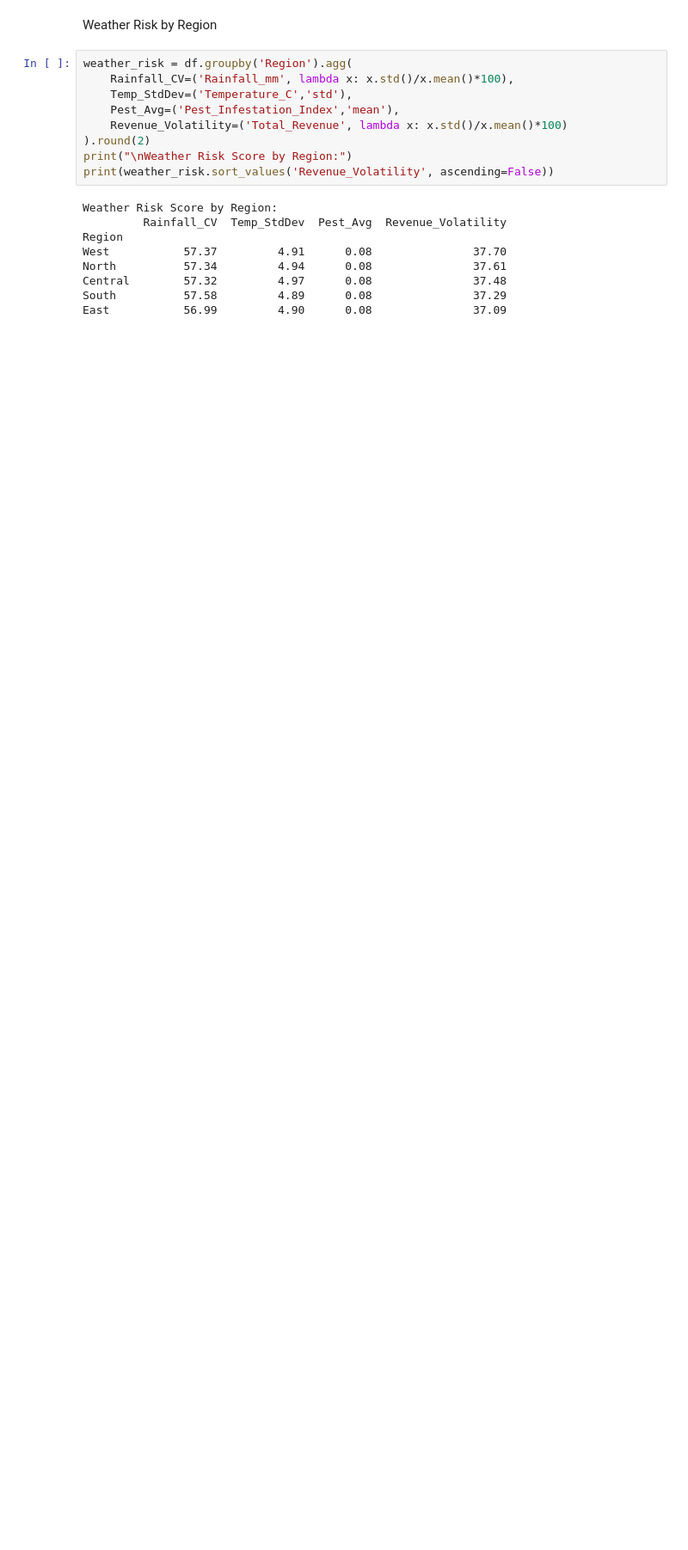
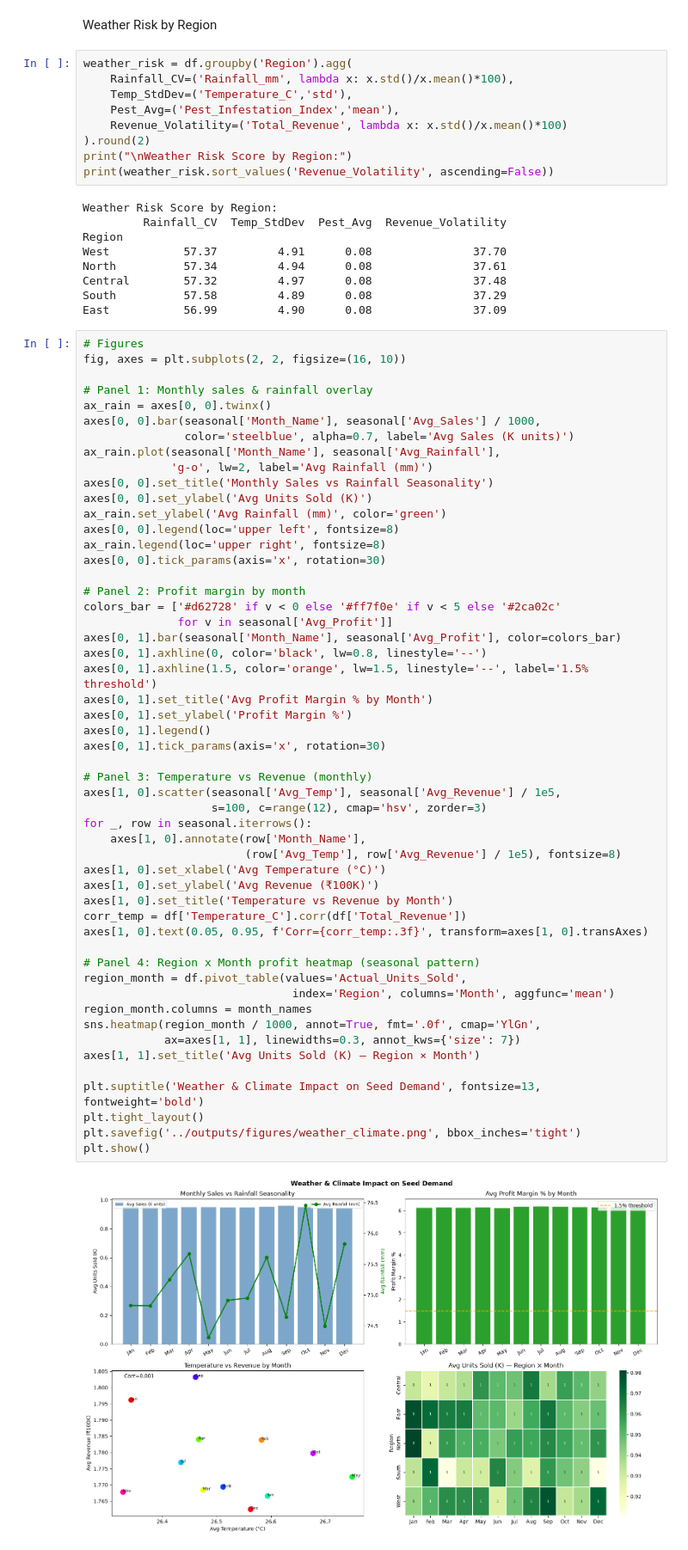
Before and after one commit to sghosh0210/Agiricultural-Project, a Jupyter notebook: notebooks/06_weather_climate.ipynb, the cells around one changed output. Shown at 86% size. Saved outputs shown, nothing was run; the diff lists cells and outputs as text; blank space fills up the shorter version.

Commit message:
add weather climate

```diff
--- a/notebooks/06_weather_climate.ipynb
+++ b/notebooks/06_weather_climate.ipynb
@@ -69,3 +108,57 @@ North          57.34         4.94      0.08               37.61
 Central        57.32         4.97      0.08               37.48
 South          57.58         4.89      0.08               37.29
 East           56.99         4.90      0.08               37.09
+# %%
+# Figures
+fig, axes = plt.subplots(2, 2, figsize=(16, 10))
+
+# Panel 1: Monthly sales & rainfall overlay
+ax_rain = axes[0, 0].twinx()
+axes[0, 0].bar(seasonal['Month_Name'], seasonal['Avg_Sales'] / 1000,
+               color='steelblue', alpha=0.7, label='Avg Sales (K units)')
+ax_rain.plot(seasonal['Month_Name'], seasonal['Avg_Rainfall'],
+             'g-o', lw=2, label='Avg Rainfall (mm)')
+axes[0, 0].set_title('Monthly Sales vs Rainfall Seasonality')
+axes[0, 0].set_ylabel('Avg Units Sold (K)')
+ax_rain.set_ylabel('Avg Rainfall (mm)', color='green')
+axes[0, 0].legend(loc='upper left', fontsize=8)
+ax_rain.legend(loc='upper right', fontsize=8)
+axes[0, 0].tick_params(axis='x', rotation=30)
+
+# Panel 2: Profit margin by month
+colors_bar = ['#d62728' if v < 0 else '#ff7f0e' if v < 5 else '#2ca02c'
+              for v in seasonal['Avg_Profit']]
+axes[0, 1].bar(seasonal['Month_Name'], seasonal['Avg_Profit'], color=colors_bar)
+axes[0, 1].axhline(0, color='black', lw=0.8, linestyle='--')
+axes[0, 1].axhline(1.5, color='orange', lw=1.5, linestyle='--', label='1.5% threshold')
+axes[0, 1].set_title('Avg Profit Margin % by Month')
+axes[0, 1].set_ylabel('Profit Margin %')
+axes[0, 1].legend()
+axes[0, 1].tick_params(axis='x', rotation=30)
+
+# Panel 3: Temperature vs Revenue (monthly)
+axes[1, 0].scatter(seasonal['Avg_Temp'], seasonal['Avg_Revenue'] / 1e5,
+                   s=100, c=range(12), cmap='hsv', zorder=3)
+for _, row in seasonal.iterrows():
+    axes[1, 0].annotate(row['Month_Name'],
+                        (row['Avg_Temp'], row['Avg_Revenue'] / 1e5), fontsize=8)
+axes[1, 0].set_xlabel('Avg Temperature (°C)')
+axes[1, 0].set_ylabel('Avg Revenue (₹100K)')
+axes[1, 0].set_title('Temperature vs Revenue by Month')
+corr_temp = df['Temperature_C'].corr(df['Total_Revenue'])
+axes[1, 0].text(0.05, 0.95, f'Corr={corr_temp:.3f}', transform=axes[1, 0].transAxes)
+
+# Panel 4: Region x Month profit heatmap (seasonal pattern)
+region_month = df.pivot_table(values='Actual_Units_Sold',
+                               index='Region', columns='Month', aggfunc='mean')
+region_month.columns = month_names
+sns.heatmap(region_month / 1000, annot=True, fmt='.0f', cmap='YlGn',
+            ax=axes[1, 1], linewidths=0.3, annot_kws={'size': 7})
+axes[1, 1].set_title('Avg Units Sold (K) — Region × Month')
+
+plt.suptitle('Weather & Climate Impact on Seed Demand', fontsize=13, fontweight='bold')
+plt.tight_layout()
+plt.savefig('../outputs/figures/weather_climate.png', bbox_inches='tight')
+plt.show()
+# %% [output]
+[figure, added]
```
Also changed, not shown: parts of 1 cell of this notebook.
